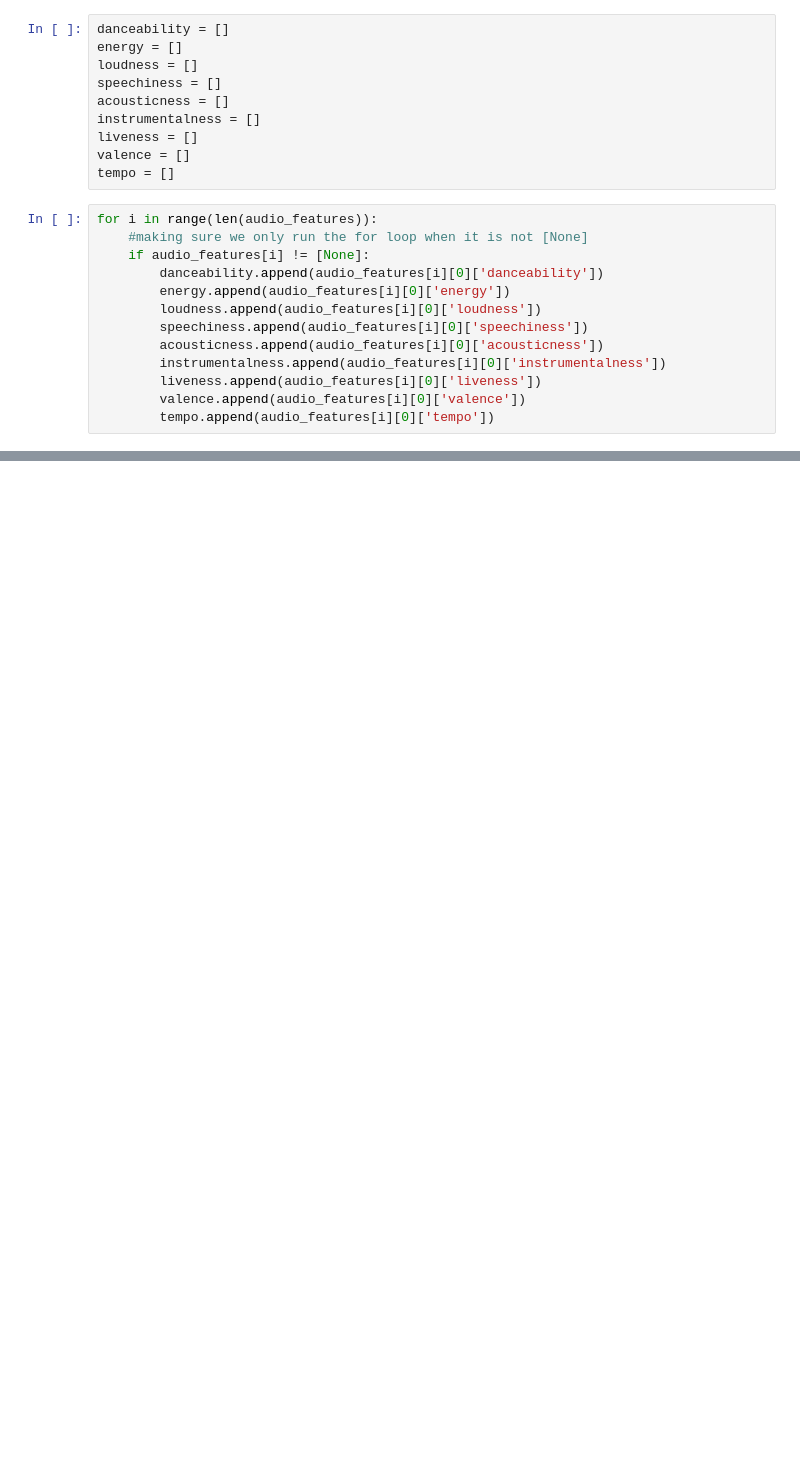
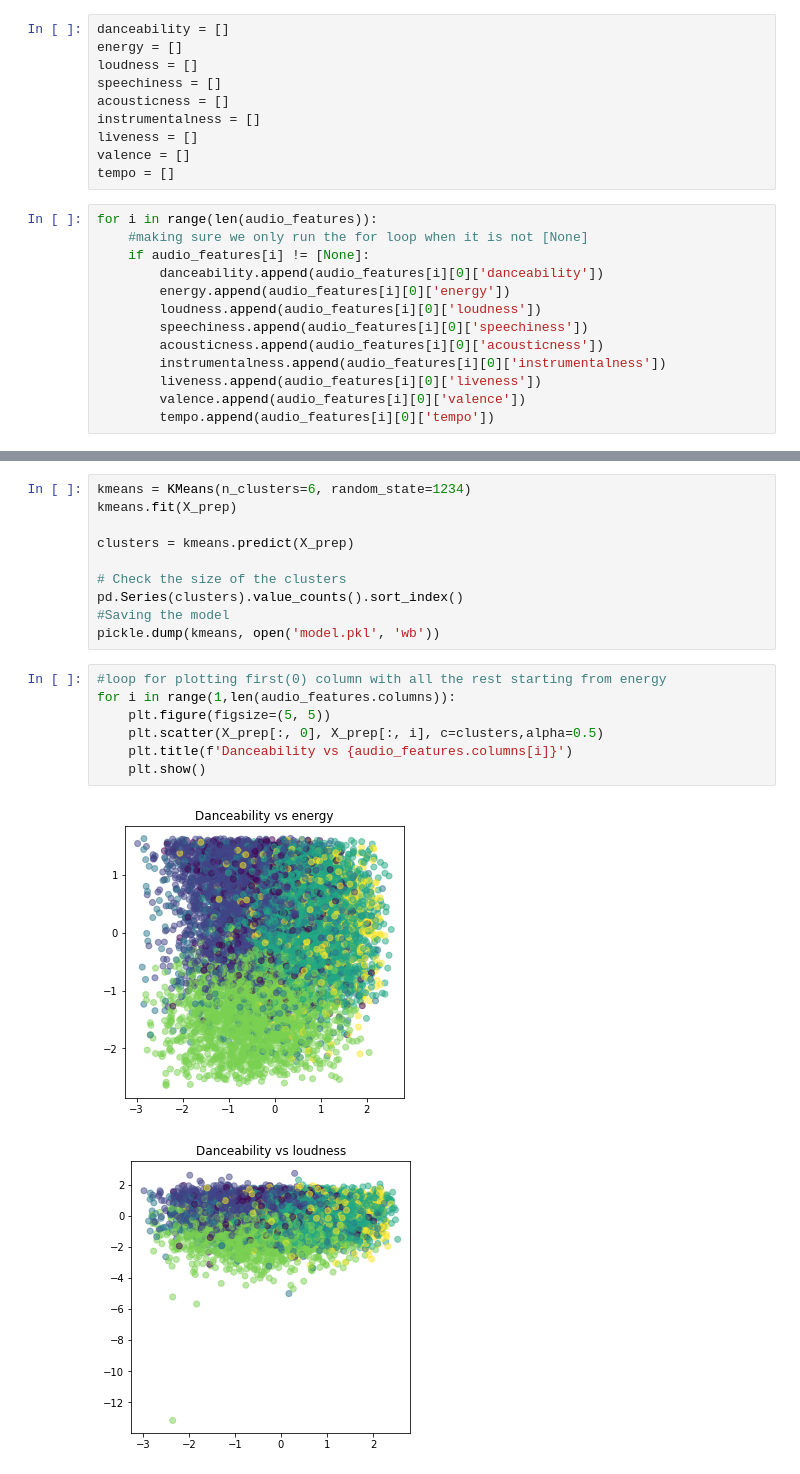
Before and after one commit to oshi90-max/lab-web-scraping-multiple-pages, a Jupyter notebook: song recommender lab.ipynb, the cells around one changed output, grey strips where cells are left out. Drawn from its saved outputs; the diff is of its cells as text; blank space fills up the shorter version.

```diff
--- a/song recommender lab.ipynb
+++ b/song recommender lab.ipynb
@@ -334,0 +407,20 @@ clusters.sum()
+# %%
+kmeans = KMeans(n_clusters=6, random_state=1234)
+kmeans.fit(X_prep)
+
+clusters = kmeans.predict(X_prep)
+
+# Check the size of the clusters
+pd.Series(clusters).value_counts().sort_index()
+#Saving the model
+pickle.dump(kmeans, open('model.pkl', 'wb'))
+# %%
+#loop for plotting first(0) column with all the rest starting from energy
+for i in range(1,len(audio_features.columns)):
+    plt.figure(figsize=(5, 5))
+    plt.scatter(X_prep[:, 0], X_prep[:, i], c=clusters,alpha=0.5)
+    plt.title(f'Danceability vs {audio_features.columns[i]}')
+    plt.show()
+# %% [output]
+[figure, added]
+[figure, added]
```
Also changed, not shown: parts of 66 cells of this notebook.
